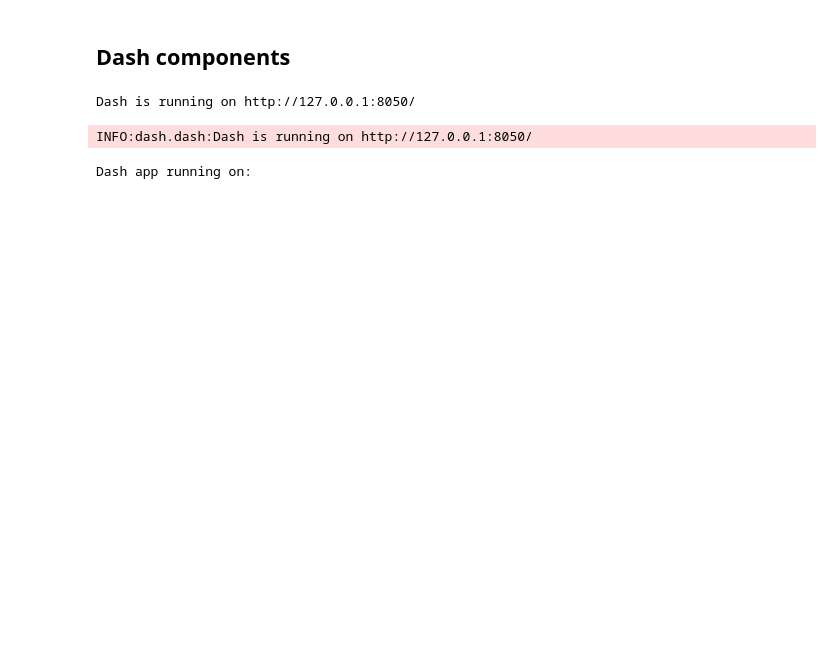
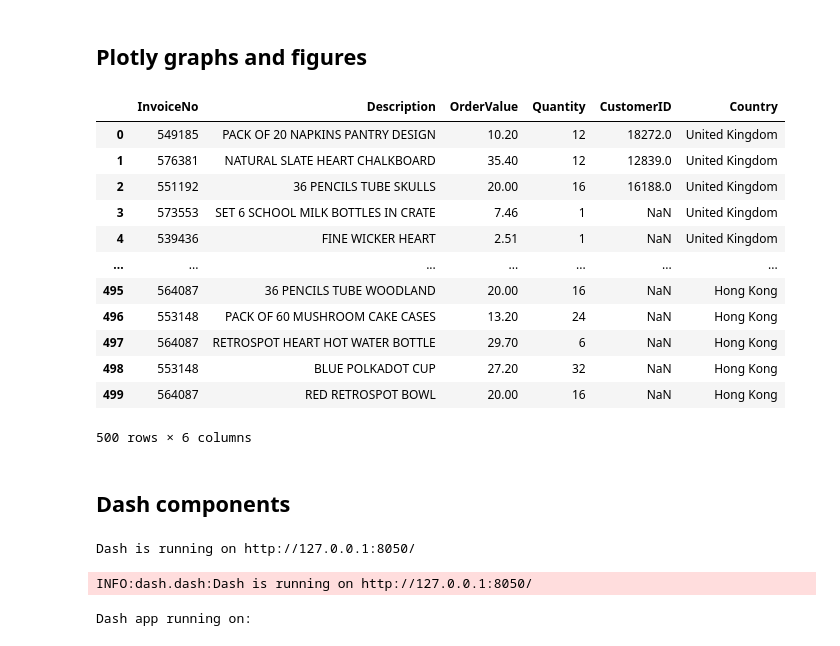
Before and after one commit to MengOonLee/Python, a Jupyter notebook: Plotly_Dash/Dash.ipynb, the cells around one changed output. Saved outputs shown, nothing was run; the diff lists cells and outputs as text; code cells hidden in the pictures; blank space fills up the shorter version.

```diff
--- a/Plotly_Dash/Dash.ipynb
+++ b/Plotly_Dash/Dash.ipynb
@@ -14,3 +15,25 @@ from jupyter_dash import JupyterDash
+# %% [markdown]
+## Plotly graphs and figures
+# %%
+import pandas as pd
+import plotly.express as px
+
+ecom_sales = pd.read_csv('ecom_sales.csv')
+ecom_sales
+# %% [output]
+|  | InvoiceNo | Description | OrderValue | Quantity | CustomerID | Country |
+| 0 | 549185 | PACK OF 20 NAPKINS PANTRY DESIGN | 10.20 | 12 | 18272.0 | United Kingdom |
+| 1 | 576381 | NATURAL SLATE HEART CHALKBOARD | 35.40 | 12 | 12839.0 | United Kingdom |
+| 2 | 551192 | 36 PENCILS TUBE SKULLS | 20.00 | 16 | 16188.0 | United Kingdom |
+| 3 | 573553 | SET 6 SCHOOL MILK BOTTLES IN CRATE | 7.46 | 1 | NaN | United Kingdom |
+| 4 | 539436 | FINE WICKER HEART | 2.51 | 1 | NaN | United Kingdom |
+| ... | ... | ... | ... | ... | ... | ... |
+| 495 | 564087 | 36 PENCILS TUBE WOODLAND | 20.00 | 16 | NaN | Hong Kong |
+| 496 | 553148 | PACK OF 60 MUSHROOM CAKE CASES | 13.20 | 24 | NaN | Hong Kong |
+| 497 | 564087 | RETROSPOT HEART HOT WATER BOTTLE | 29.70 | 6 | NaN | Hong Kong |
+| 498 | 553148 | BLUE POLKADOT CUP | 27.20 | 32 | NaN | Hong Kong |
+| 499 | 564087 | RED RETROSPOT BOWL | 20.00 | 16 | NaN | Hong Kong |
+500 rows × 6 columns
 # %% [markdown]
 ## Dash components
 # %%
```
Also changed, not shown: parts of 1 cell of this notebook.
